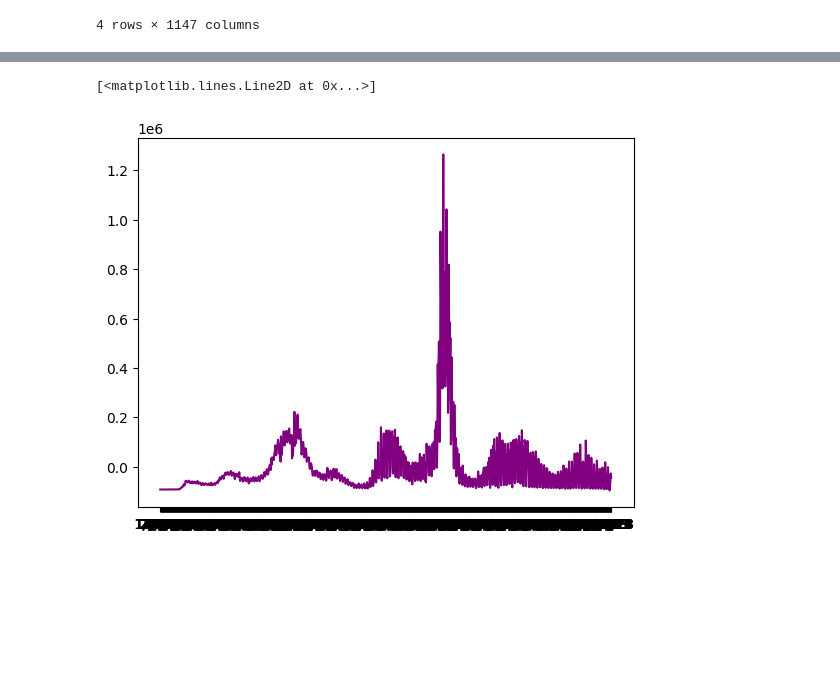
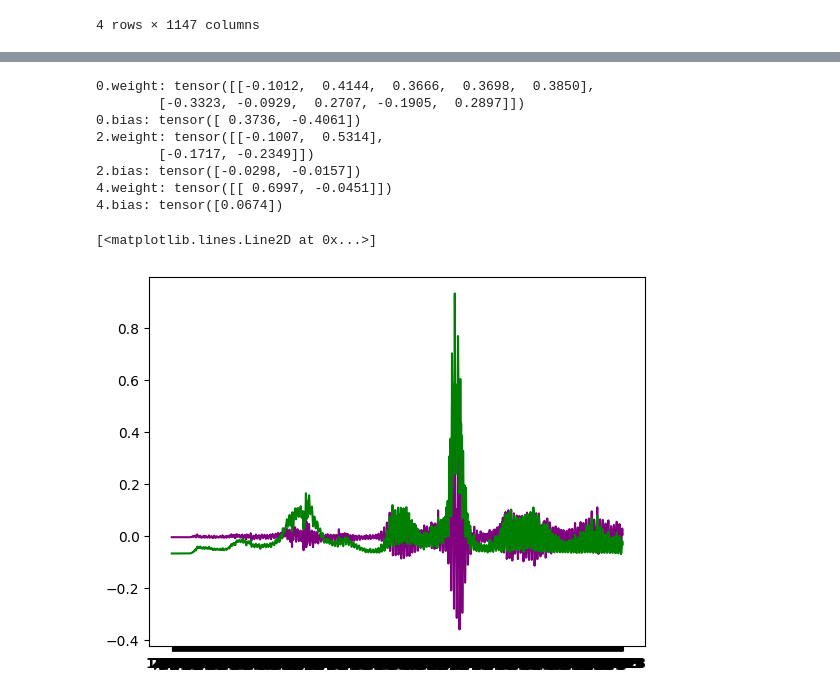
Before and after one commit to jferri3/ds4ph-team2-hw9, a Jupyter notebook: hw9.ipynb, the cells around one changed output, grey strips where cells are left out. Saved outputs shown, nothing was run; the diff lists cells and outputs as text; code cells hidden in the pictures; blank space fills up the shorter version.

Commit message:
scale and fix model

```diff
--- a/hw9.ipynb
+++ b/hw9.ipynb
@@ -122,8 +110,57 @@ for name, param in model.named_parameters():
+# %%
+# Model with Two Layers, 2 Nodes Each
+model2 = torch.nn.Sequential(
+    torch.nn.Linear(5, 2),  # 5 inputs to 2 nodes
+    torch.nn.ReLU(),
+    torch.nn.Linear(2, 2),  # 2 nodes to 2 nodes
+    torch.nn.ReLU(),
+    torch.nn.Linear(2, 1)   # 2 nodes one output
+)
+
+## MSE is the loss function
+loss_fn = torch.nn.MSELoss(reduction='sum')
+
+## Set the optimizer
+## There are lots of choices
+optimizer2 = torch.optim.SGD(model2.parameters(), lr=1e-4)
+
+## Loop over iterations
+for t in range(10000):
+
+    ## Forward propagation
+  y_pred2 = model2(xtraining)
+
+  ## the loss for this interation
+  loss2 = loss_fn(y_pred2, ytraining)
+
+  ## Zero out the gradients before adding them up
+  optimizer2.zero_grad()
+
+  ## Backprop
+  loss2.backward()
+
+  ## Optimization step
+  optimizer2.step()
+# %%
+for name, param in model2.named_parameters():
+    print(f"{name}: {param.data}")
+# %% [output]
+0.weight: tensor([[-0.1012,  0.4144,  0.3666,  0.3698,  0.3850],
+        [-0.3323, -0.0929,  0.2707, -0.1905,  0.2897]])
+0.bias: tensor([ 0.3736, -0.4061])
+2.weight: tensor([[-0.1007,  0.5314],
+        [-0.1717, -0.2349]])
+2.bias: tensor([-0.0298, -0.0157])
+4.weight: tensor([[ 0.6997, -0.0451]])
+4.bias: tensor([0.0674])
 # %%
 ypred = model(xtraining).detach().numpy().reshape(-1)
-mse =  ytraining.numpy().reshape(-1) - ypred
+ypred2 = model2(xtraining).detach().numpy().reshape(-1)
+mse = ytraining.numpy().reshape(-1) - ypred
+mse2 = ytraining.numpy().reshape(-1) - ypred2
 
 plt.plot(df_country['Date'], mse, label='Standardized Prediction Error (1 hidden layer, two nodes)',color='purple')
+plt.plot(df_country['Date'], mse2, label='Standardized Prediction Error (2 hidden layers, two nodes each)',color='green')
 # %% [output]
 [<matplotlib.lines.Line2D at 0x...>]
-[figure, old version]
+[figure, new version]
```
Also changed, not shown: parts of 4 cells of this notebook.
